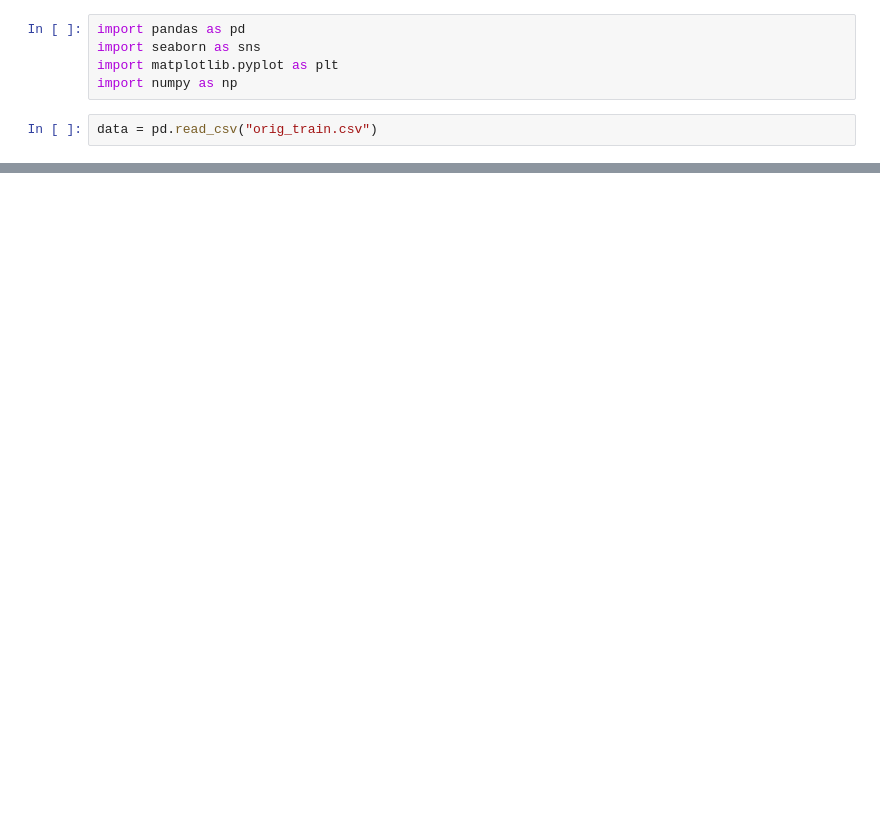
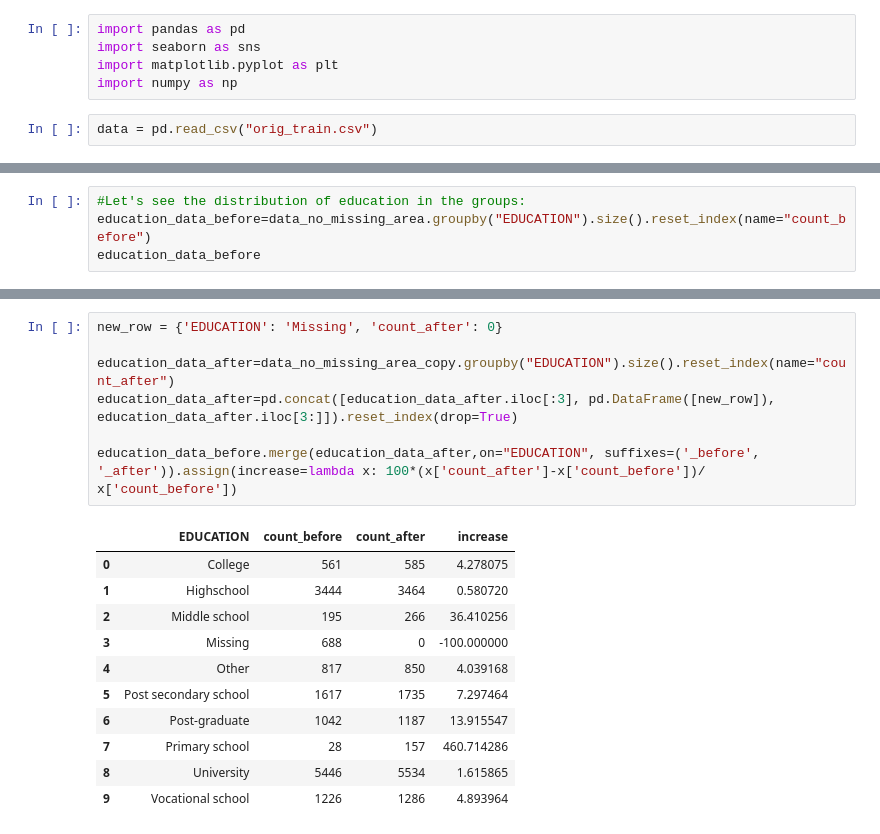
Before and after one commit to MikolajRowicki/Credit-Score-Prediction, a Jupyter notebook: Projekt1.ipynb, the cells around one changed output, grey strips where cells are left out. Cells and saved outputs as stored; diff of their text form; blank space fills up the shorter version.

```diff
--- a/Projekt1.ipynb
+++ b/Projekt1.ipynb
@@ -138,0 +222,4 @@ rows_removed, rows_after_removal
+# %%
+#Let's see the distribution of education in the groups:
+education_data_before=data_no_missing_area.groupby("EDUCATION").size().reset_index(name="count_before")
+education_data_before
@@ -138,0 +263,19 @@ rows_removed, rows_after_removal
+# %%
+new_row = {'EDUCATION': 'Missing', 'count_after': 0}
+
+education_data_after=data_no_missing_area_copy.groupby("EDUCATION").size().reset_index(name="count_after")
+education_data_after=pd.concat([education_data_after.iloc[:3], pd.DataFrame([new_row]), education_data_after.iloc[3:]]).reset_index(drop=True)
+
+education_data_before.merge(education_data_after,on="EDUCATION", suffixes=('_before', '_after')).assign(increase=lambda x: 100*(x['count_after']-x['count_before'])/ x['count_before'])
+# %% [output]
+|  | EDUCATION | count_before | count_after | increase |
+| 0 | College | 561 | 585 | 4.278075 |
+| 1 | Highschool | 3444 | 3464 | 0.580720 |
+| 2 | Middle school | 195 | 266 | 36.410256 |
+| 3 | Missing | 688 | 0 | -100.000000 |
+| 4 | Other | 817 | 850 | 4.039168 |
+| 5 | Post secondary school | 1617 | 1735 | 7.297464 |
+| 6 | Post-graduate | 1042 | 1187 | 13.915547 |
+| 7 | Primary school | 28 | 157 | 460.714286 |
+| 8 | University | 5446 | 5534 | 1.615865 |
+| 9 | Vocational school | 1226 | 1286 | 4.893964 |
```
Also changed, not shown: parts of 24 cells of this notebook.
